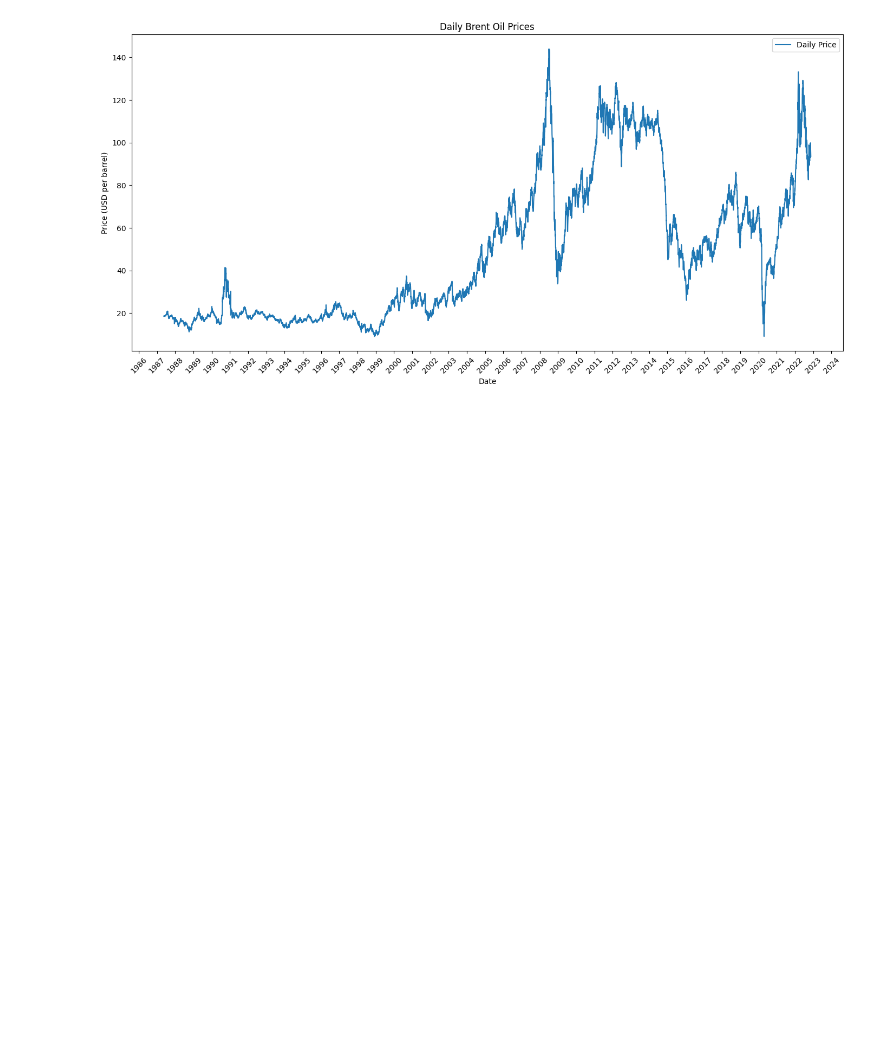
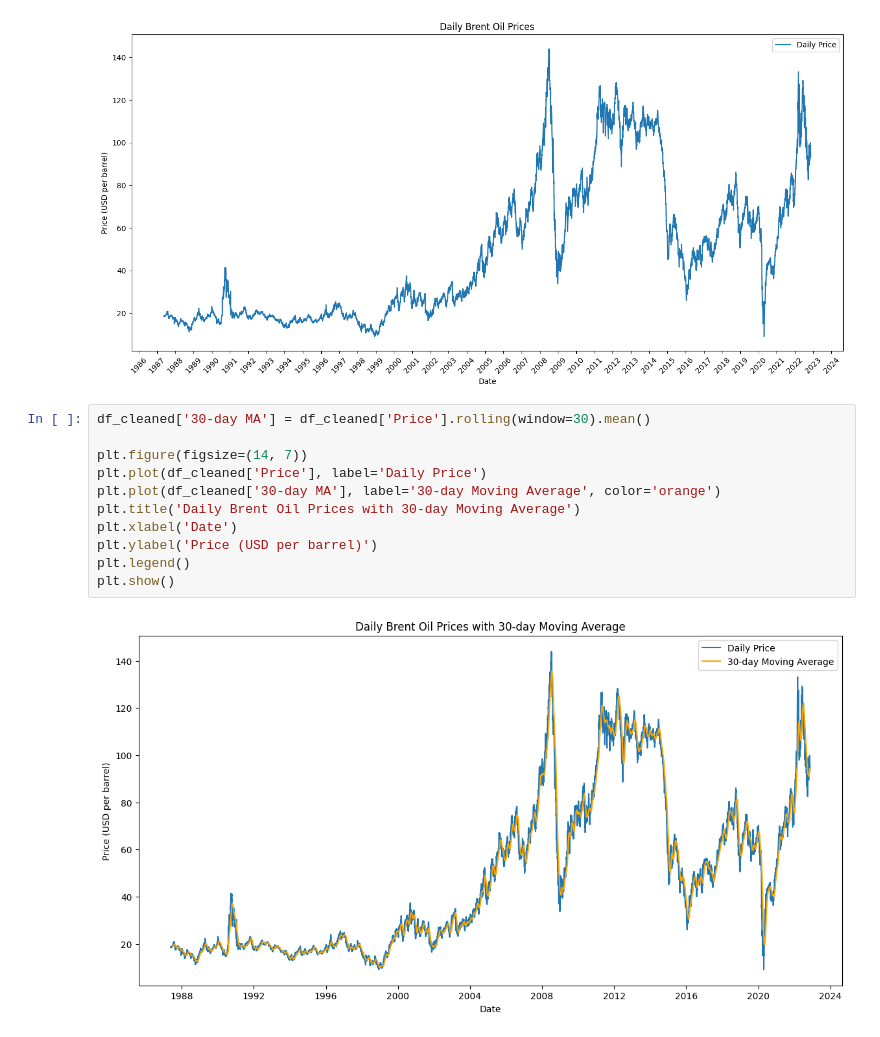
Before and after one commit to Birkity/birhan-energies-oil-price-analysis, a Jupyter notebook: notebooks/task_1.ipynb, the cells around one changed output. Drawn from its saved outputs; the diff is of its cells as text; blank space fills up the shorter version.

Commit message:
Calculate and plot 30-day moving average

```diff
--- a/notebooks/task_1.ipynb
+++ b/notebooks/task_1.ipynb
@@ -92,3 +92,16 @@ plt.tight_layout()
 plt.show()
 # %% [output]
 [figure]
+# %%
+df_cleaned['30-day MA'] = df_cleaned['Price'].rolling(window=30).mean()
+
+plt.figure(figsize=(14, 7))
+plt.plot(df_cleaned['Price'], label='Daily Price')
+plt.plot(df_cleaned['30-day MA'], label='30-day Moving Average', color='orange')
+plt.title('Daily Brent Oil Prices with 30-day Moving Average')
+plt.xlabel('Date')
+plt.ylabel('Price (USD per barrel)')
+plt.legend()
+plt.show()
+# %% [output]
+[figure, added]
```
